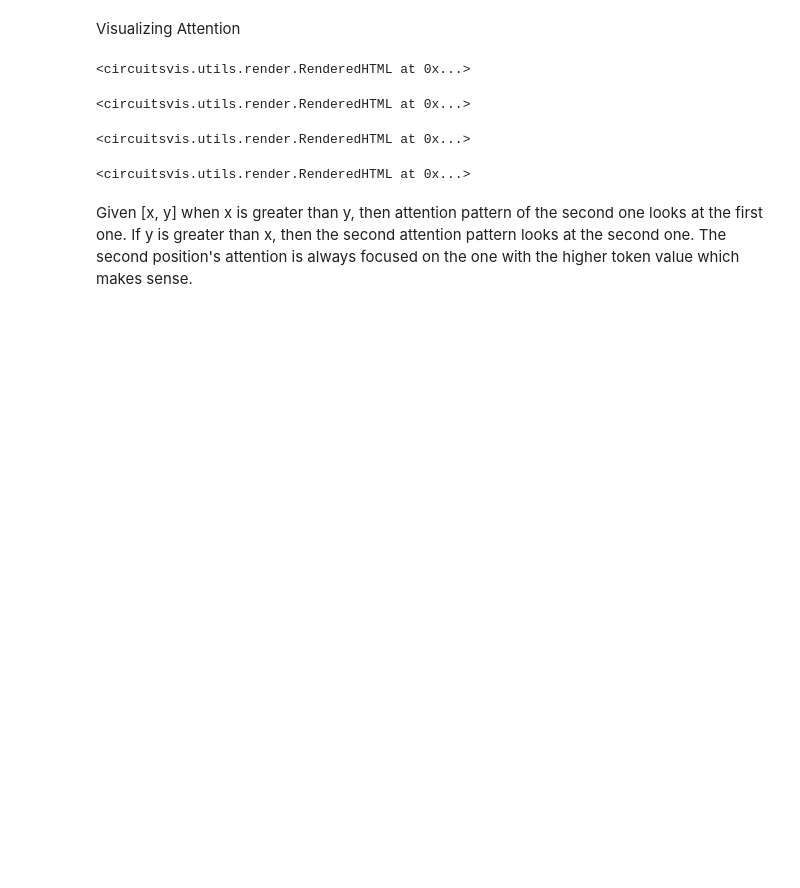
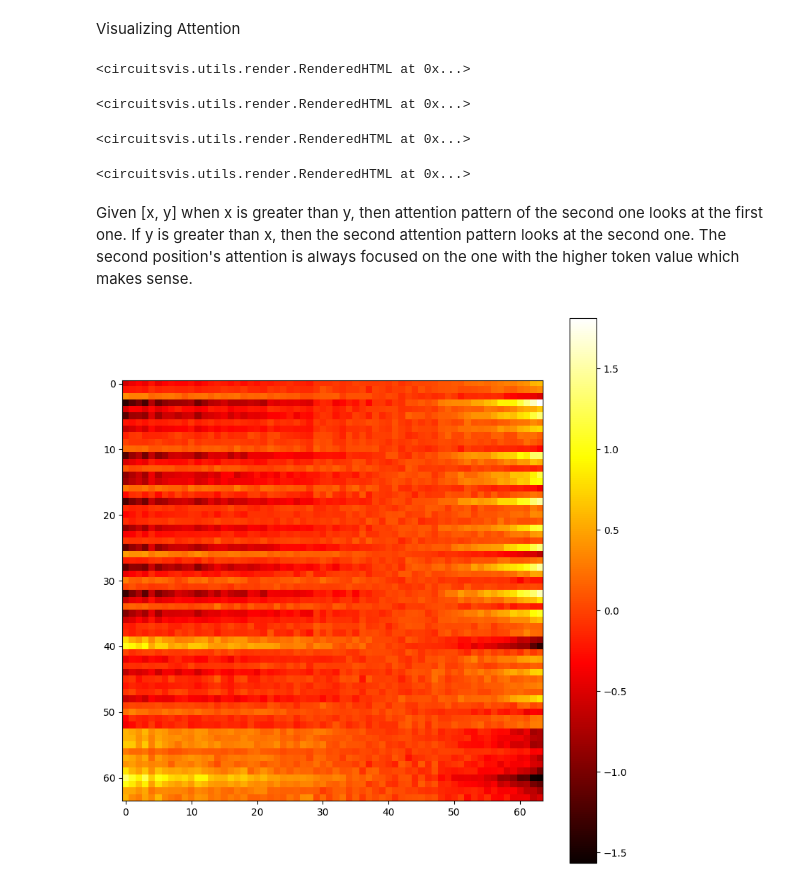
Before and after one commit to ericwang1409/neuro240_final, a Jupyter notebook: structure.ipynb, the cells around one changed output. Saved outputs shown, nothing was run; the diff lists cells and outputs as text; code cells hidden in the pictures; blank space fills up the shorter version.

```diff
--- a/structure.ipynb
+++ b/structure.ipynb
@@ -290,3 +324,23 @@ cv.attention.attention_patterns(tokens=list(map(lambda t: str(t.item()), tokens[
 Given [x, y] when x is greater than y, then attention pattern of the second one looks at the first one. If y is greater than x, then the second
 attention pattern looks at the second one. The second position's attention is always focused on the one with the higher token value which makes
 sense.
+# %%
+attn = model.blocks[0].attn
+all_token_embeddings = model.embed(range(D_VOCAB))
+
+embeddings_key = einsum("d_vocab d_model, n_heads d_model d_head -> n_heads d_vocab d_head",
+                        all_token_embeddings, attn.W_K)
+embeddings_query = einsum("d_vocab d_model, n_heads d_model d_head -> n_heads d_vocab d_head",
+                          all_token_embeddings, attn.W_Q)
+
+plt.rcParams['figure.figsize'] = [20, 10]
+qk_circuit_attn_heatmap = einsum(
+    "n_heads d_vocab_q d_head, n_heads d_vocab_k d_head -> ... d_vocab_q d_vocab_k",
+    embeddings_query, embeddings_key
+    ).detach().cpu().numpy()
+fig, ax = plt.subplots(figsize=(8, 8))
+graph = ax.imshow(qk_circuit_attn_heatmap, cmap="hot", interpolation="nearest")
+plt.colorbar(graph)
+plt.tight_layout()
+# %% [output]
+[figure, added]
```
Also changed, not shown: parts of 10 cells of this notebook, 2 other files.
